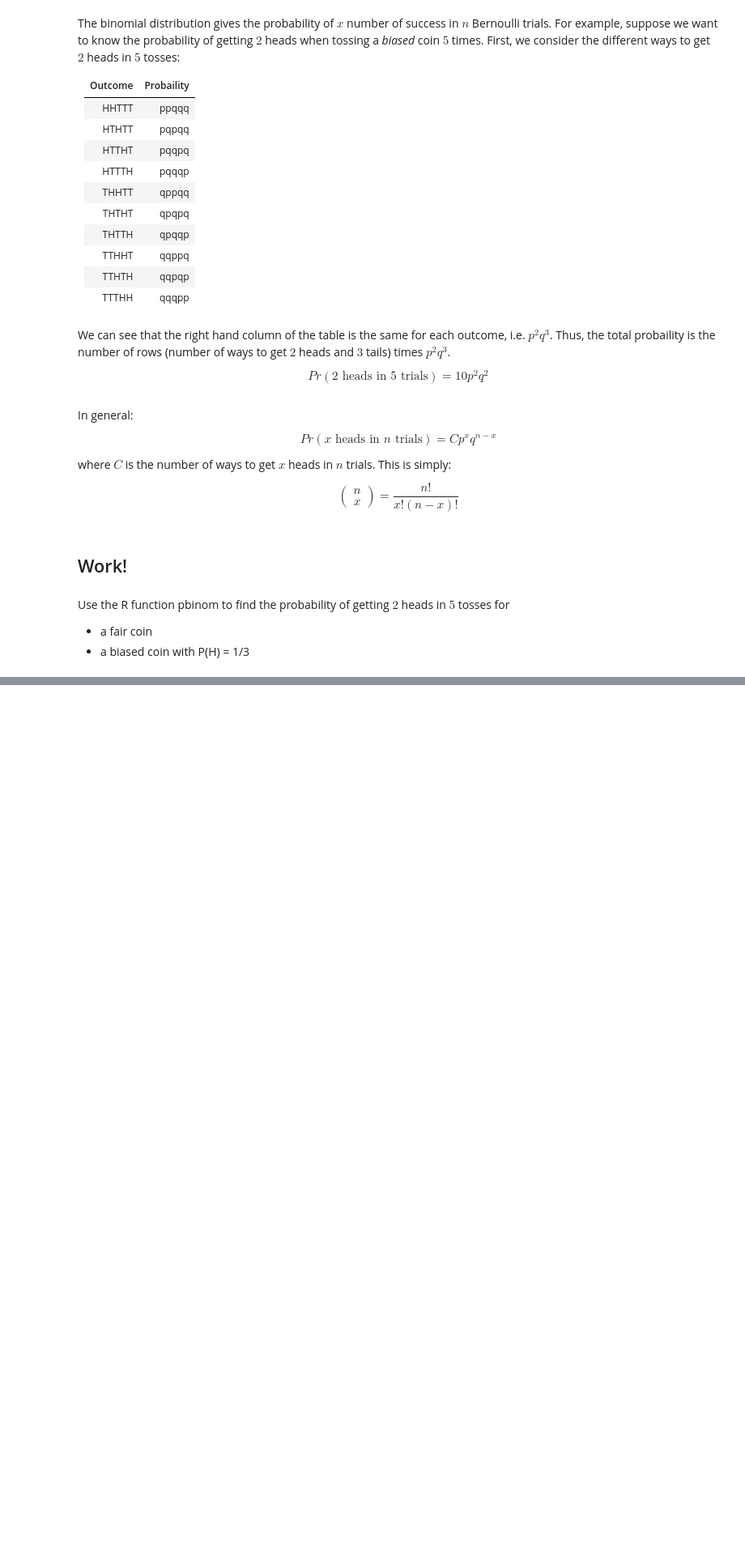
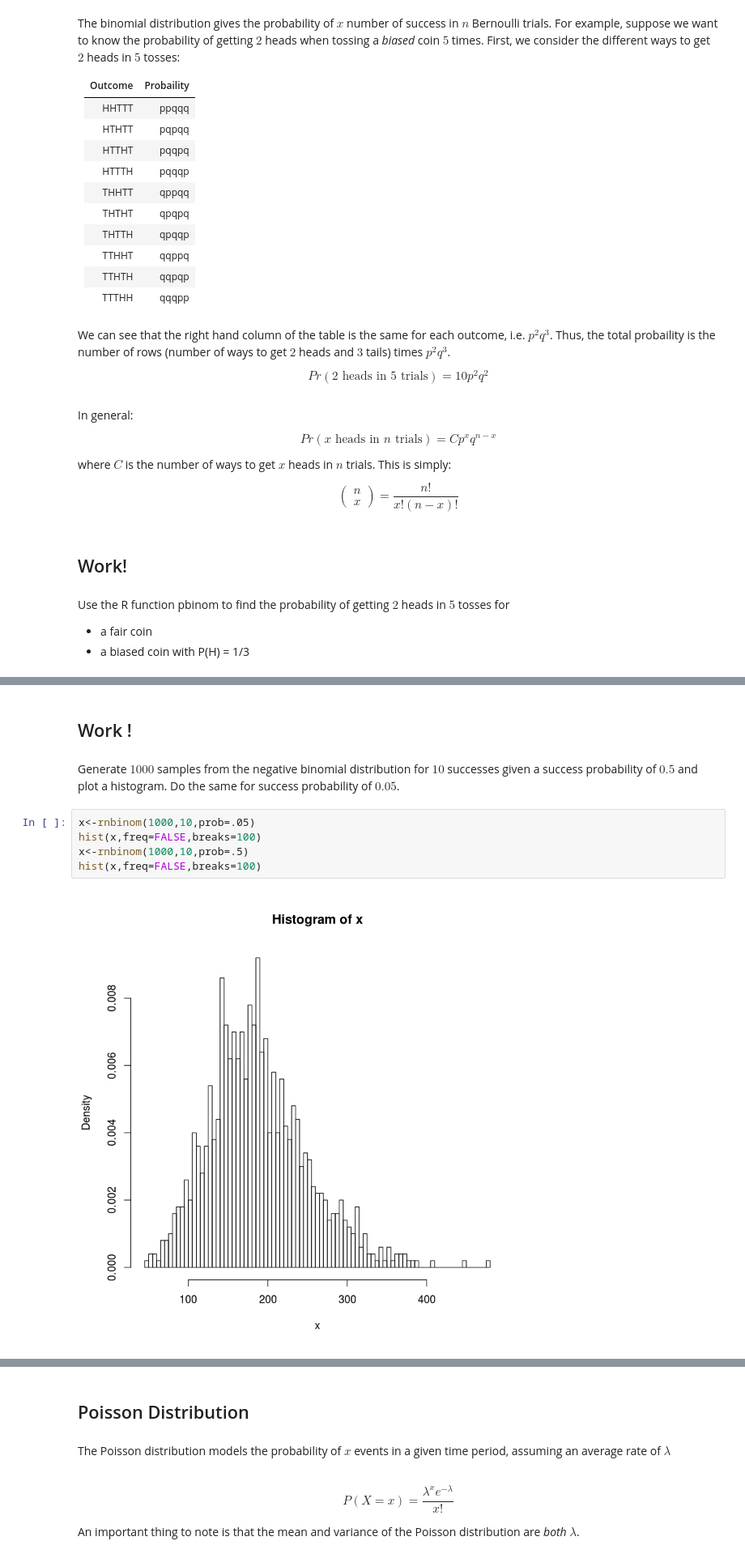
Before and after one commit to duke-biostats/ngs-2015, a Jupyter notebook: Wk2_Mon/Count Models.ipynb, the cells around one changed output, grey strips where cells are left out. Shown: that part at 81% size. Drawn from its saved outputs; the diff is of its cells as text; blank space fills up the shorter version.

```diff
--- a/Wk2_Mon/Count Models.ipynb
+++ b/Wk2_Mon/Count Models.ipynb
@@ -48,0 +86,11 @@ Use the R function pbinom to find the probability of getting $2$ heads in $5$ to
+# %% [markdown]
+## Work !
+# %% [markdown]
+Generate $1000$ samples from the negative binomial distribution for $10$ successes given a success probability of $0.5$ and plot a histogram. Do the same for success probability of $0.05$.
+# %%
+x<-rnbinom(1000,10,prob=.05)
+hist(x,freq=FALSE,breaks=100)
+x<-rnbinom(1000,10,prob=.5)
+hist(x,freq=FALSE,breaks=100)
+# %% [output]
+[figure, added]
@@ -48,0 +98,8 @@ Use the R function pbinom to find the probability of getting $2$ heads in $5$ to
+# %% [markdown]
+## Poisson Distribution
+# %% [markdown]
+The Poisson distribution models the probability of $x$ events in a given time period, assuming an average rate of $\lambda$
+# %% [markdown]
+$$P(X=x) = \frac{\lambda^xe^{-\lambda}}{x!}$$
+
+An important thing to note is that the mean and variance of the Poisson distribution are *both* $\lambda$.
```
Also changed, not shown: parts of 15 cells of this notebook.
